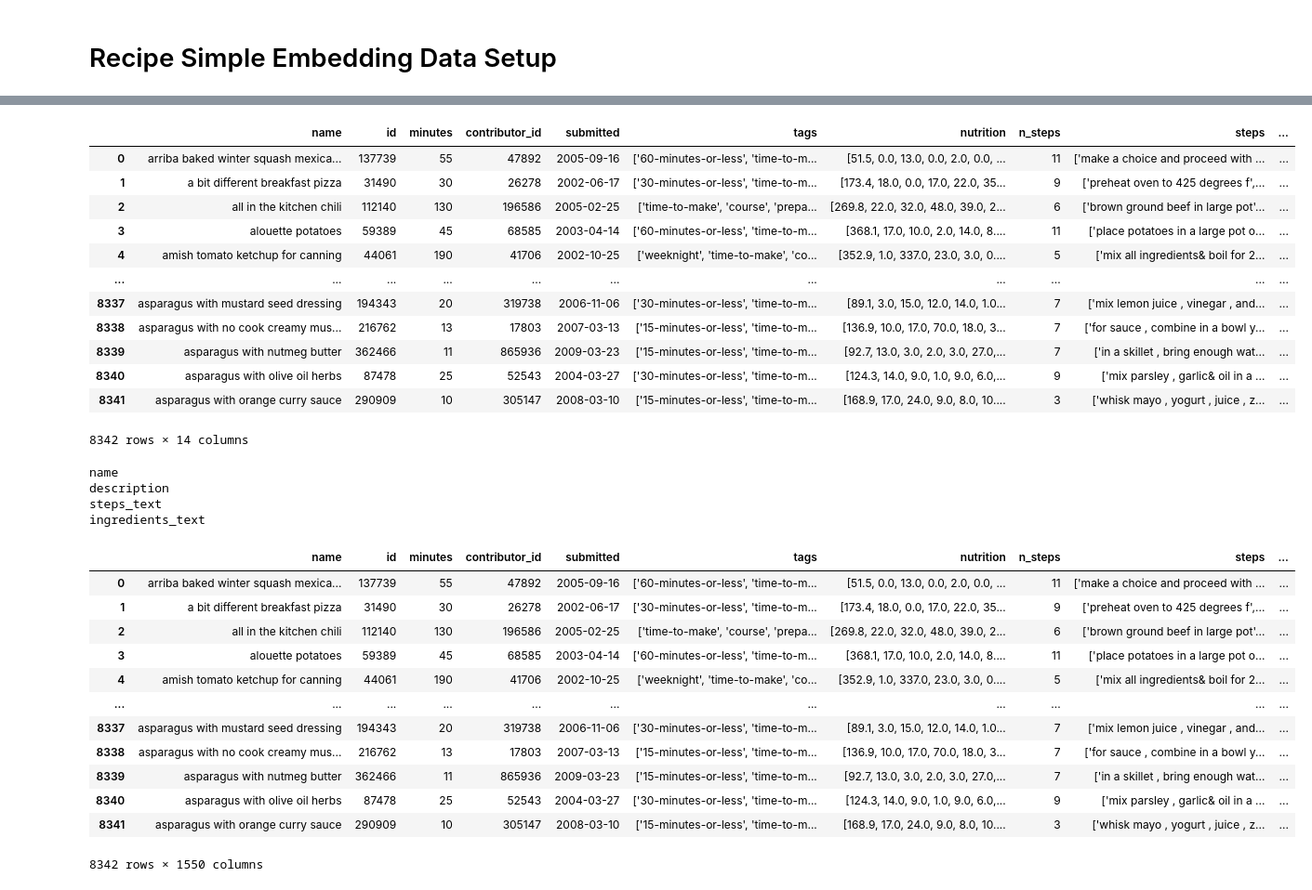
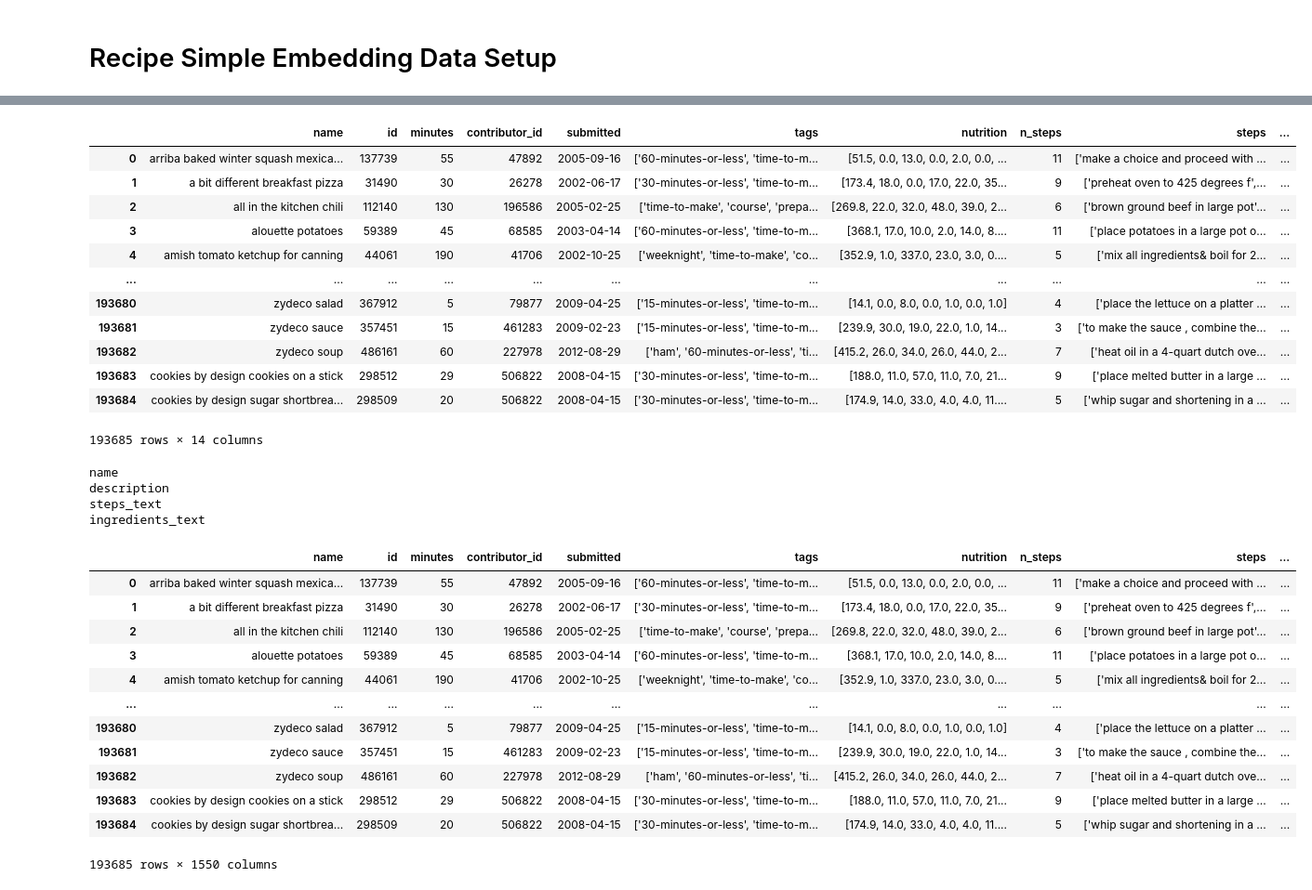
Before and after one commit to xfactotum/MSDS498_Proj, a Jupyter notebook: notebooks/Recipe Simple Embedding Data Setup.ipynb, the cells around one changed output, grey strips where cells are left out. Shown at 93% size. Cells and saved outputs as stored; diff of their text form; code cells hidden in the pictures.

```diff
--- a/notebooks/Recipe Simple Embedding Data Setup.ipynb
+++ b/notebooks/Recipe Simple Embedding Data Setup.ipynb
@@ -10,37 +14,37 @@ from IPython.display import clear_output
 # %%
 # read in the data
-data = pd.read_csv("/media/michael/Delta/Data/Data_Science_Masters/MSDS_498/RAW_recipes.csv", nrows=10000)
+data = pd.read_csv("/media/michael/Delta/Data/Data_Science_Masters/MSDS_498/RAW_recipes.csv")
 
 # build the ingredients and steps text
 data['steps_text'] = data['steps'].apply(lambda x: ". ".join(ast.literal_eval(x)))
 data['ingredients_text'] = data['ingredients'].apply(lambda x: ", ".join(ast.literal_eval(x)))
 
 # filter to only recipes with a 10 word description
 data = data[data['description'].str.count(" ") >= 9]
 
 # filter to only those that use 3 or more ingredients
 data = data.query("n_ingredients >= 3")
 
 # filter to only recipes with at least some instruction
 data = data[data['steps_text'].str.len() > 10]
 
 # reset index for horizontal concatenation
 data = data.reset_index(drop=True)
 data
 # %% [output]
 |  | name | id | minutes | contributor_id | submitted | tags | nutrition | n_steps | steps | ... |
 | 0 | arriba baked winter squash mexica... | 137739 | 55 | 47892 | 2005-09-16 | ['60-minutes-or-less', 'time-to-m... | [51.5, 0.0, 13.0, 0.0, 2.0, 0.0, ... | 11 | ['make a choice and proceed with ... | ... |
 | 1 | a bit different breakfast pizza | 31490 | 30 | 26278 | 2002-06-17 | ['30-minutes-or-less', 'time-to-m... | [173.4, 18.0, 0.0, 17.0, 22.0, 35... | 9 | ['preheat oven to 425 degrees f',... | ... |
 | 2 | all in the kitchen chili | 112140 | 130 | 196586 | 2005-02-25 | ['time-to-make', 'course', 'prepa... | [269.8, 22.0, 32.0, 48.0, 39.0, 2... | 6 | ['brown ground beef in large pot'... | ... |
 | 3 | alouette potatoes | 59389 | 45 | 68585 | 2003-04-14 | ['60-minutes-or-less', 'time-to-m... | [368.1, 17.0, 10.0, 2.0, 14.0, 8.... | 11 | ['place potatoes in a large pot o... | ... |
 | 4 | amish tomato ketchup for canning | 44061 | 190 | 41706 | 2002-10-25 | ['weeknight', 'time-to-make', 'co... | [352.9, 1.0, 337.0, 23.0, 3.0, 0.... | 5 | ['mix all ingredients& boil for 2... | ... |
 | ... | ... | ... | ... | ... | ... | ... | ... | ... | ... | ... |
-| 8337 | asparagus with mustard seed dressing | 194343 | 20 | 319738 | 2006-11-06 | ['30-minutes-or-less', 'time-to-m... | [89.1, 3.0, 15.0, 12.0, 14.0, 1.0... | 7 | ['mix lemon juice , vinegar , and... | ... |
-| 8338 | asparagus with no cook creamy mus... | 216762 | 13 | 17803 | 2007-03-13 | ['15-minutes-or-less', 'time-to-m... | [136.9, 10.0, 17.0, 70.0, 18.0, 3... | 7 | ['for sauce , combine in a bowl y... | ... |
-| 8339 | asparagus with nutmeg butter | 362466 | 11 | 865936 | 2009-03-23 | ['15-minutes-or-less', 'time-to-m... | [92.7, 13.0, 3.0, 2.0, 3.0, 27.0,... | 7 | ['in a skillet , bring enough wat... | ... |
-| 8340 | asparagus with olive oil herbs | 87478 | 25 | 52543 | 2004-03-27 | ['30-minutes-or-less', 'time-to-m... | [124.3, 14.0, 9.0, 1.0, 9.0, 6.0,... | 9 | ['mix parsley , garlic& oil in a ... | ... |
-| 8341 | asparagus with orange curry sauce | 290909 | 10 | 305147 | 2008-03-10 | ['15-minutes-or-less', 'time-to-m... | [168.9, 17.0, 24.0, 9.0, 8.0, 10.... | 3 | ['whisk mayo , yogurt , juice , z... | ... |
+| 193680 | zydeco salad | 367912 | 5 | 79877 | 2009-04-25 | ['15-minutes-or-less', 'time-to-m... | [14.1, 0.0, 8.0, 0.0, 1.0, 0.0, 1.0] | 4 | ['place the lettuce on a platter ... | ... |
+| 193681 | zydeco sauce | 357451 | 15 | 461283 | 2009-02-23 | ['15-minutes-or-less', 'time-to-m... | [239.9, 30.0, 19.0, 22.0, 1.0, 14... | 3 | ['to make the sauce , combine the... | ... |
+| 193682 | zydeco soup | 486161 | 60 | 227978 | 2012-08-29 | ['ham', '60-minutes-or-less', 'ti... | [415.2, 26.0, 34.0, 26.0, 44.0, 2... | 7 | ['heat oil in a 4-quart dutch ove... | ... |
+| 193683 | cookies by design cookies on a stick | 298512 | 29 | 506822 | 2008-04-15 | ['30-minutes-or-less', 'time-to-m... | [188.0, 11.0, 57.0, 11.0, 7.0, 21... | 9 | ['place melted butter in a large ... | ... |
+| 193684 | cookies by design sugar shortbrea... | 298509 | 20 | 506822 | 2008-04-15 | ['30-minutes-or-less', 'time-to-m... | [174.9, 14.0, 33.0, 4.0, 4.0, 11.... | 5 | ['whip sugar and shortening in a ... | ... |
-8342 rows × 14 columns
+193685 rows × 14 columns
 # %%
 # load the embedding model
 model = SentenceTransformer('all-MiniLM-L6-v2')
@@ -80,9 +84,9 @@ data
 | 3 | alouette potatoes | 59389 | 45 | 68585 | 2003-04-14 | ['60-minutes-or-less', 'time-to-m... | [368.1, 17.0, 10.0, 2.0, 14.0, 8.... | 11 | ['place potatoes in a large pot o... | ... |
 | 4 | amish tomato ketchup for canning | 44061 | 190 | 41706 | 2002-10-25 | ['weeknight', 'time-to-make', 'co... | [352.9, 1.0, 337.0, 23.0, 3.0, 0.... | 5 | ['mix all ingredients& boil for 2... | ... |
 | ... | ... | ... | ... | ... | ... | ... | ... | ... | ... | ... |
-| 8337 | asparagus with mustard seed dressing | 194343 | 20 | 319738 | 2006-11-06 | ['30-minutes-or-less', 'time-to-m... | [89.1, 3.0, 15.0, 12.0, 14.0, 1.0... | 7 | ['mix lemon juice , vinegar , and... | ... |
-| 8338 | asparagus with no cook creamy mus... | 216762 | 13 | 17803 | 2007-03-13 | ['15-minutes-or-less', 'time-to-m... | [136.9, 10.0, 17.0, 70.0, 18.0, 3... | 7 | ['for sauce , combine in a bowl y... | ... |
-| 8339 | asparagus with nutmeg butter | 362466 | 11 | 865936 | 2009-03-23 | ['15-minutes-or-less', 'time-to-m... | [92.7, 13.0, 3.0, 2.0, 3.0, 27.0,... | 7 | ['in a skillet , bring enough wat... | ... |
-| 8340 | asparagus with olive oil herbs | 87478 | 25 | 52543 | 2004-03-27 | ['30-minutes-or-less', 'time-to-m... | [124.3, 14.0, 9.0, 1.0, 9.0, 6.0,... | 9 | ['mix parsley , garlic& oil in a ... | ... |
-| 8341 | asparagus with orange curry sauce | 290909 | 10 | 305147 | 2008-03-10 | ['15-minutes-or-less', 'time-to-m... | [168.9, 17.0, 24.0, 9.0, 8.0, 10.... | 3 | ['whisk mayo , yogurt , juice , z... | ... |
+| 193680 | zydeco salad | 367912 | 5 | 79877 | 2009-04-25 | ['15-minutes-or-less', 'time-to-m... | [14.1, 0.0, 8.0, 0.0, 1.0, 0.0, 1.0] | 4 | ['place the lettuce on a platter ... | ... |
+| 193681 | zydeco sauce | 357451 | 15 | 461283 | 2009-02-23 | ['15-minutes-or-less', 'time-to-m... | [239.9, 30.0, 19.0, 22.0, 1.0, 14... | 3 | ['to make the sauce , combine the... | ... |
+| 193682 | zydeco soup | 486161 | 60 | 227978 | 2012-08-29 | ['ham', '60-minutes-or-less', 'ti... | [415.2, 26.0, 34.0, 26.0, 44.0, 2... | 7 | ['heat oil in a 4-quart dutch ove... | ... |
+| 193683 | cookies by design cookies on a stick | 298512 | 29 | 506822 | 2008-04-15 | ['30-minutes-or-less', 'time-to-m... | [188.0, 11.0, 57.0, 11.0, 7.0, 21... | 9 | ['place melted butter in a large ... | ... |
+| 193684 | cookies by design sugar shortbrea... | 298509 | 20 | 506822 | 2008-04-15 | ['30-minutes-or-less', 'time-to-m... | [174.9, 14.0, 33.0, 4.0, 4.0, 11.... | 5 | ['whip sugar and shortening in a ... | ... |
-8342 rows × 1550 columns
+193685 rows × 1550 columns
```
Also changed, not shown: parts of 4 cells of this notebook.
